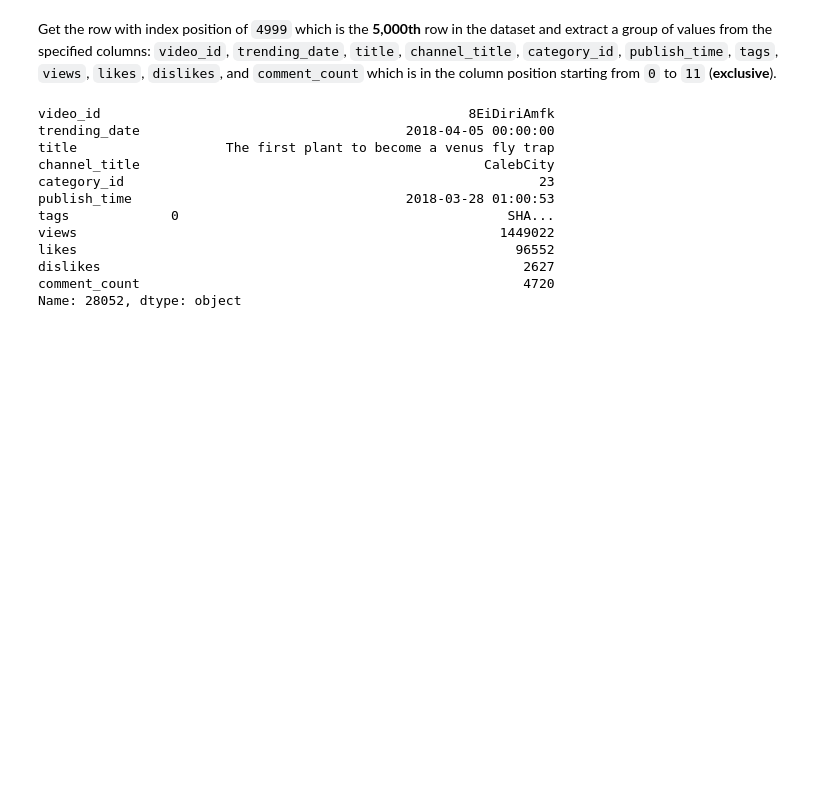
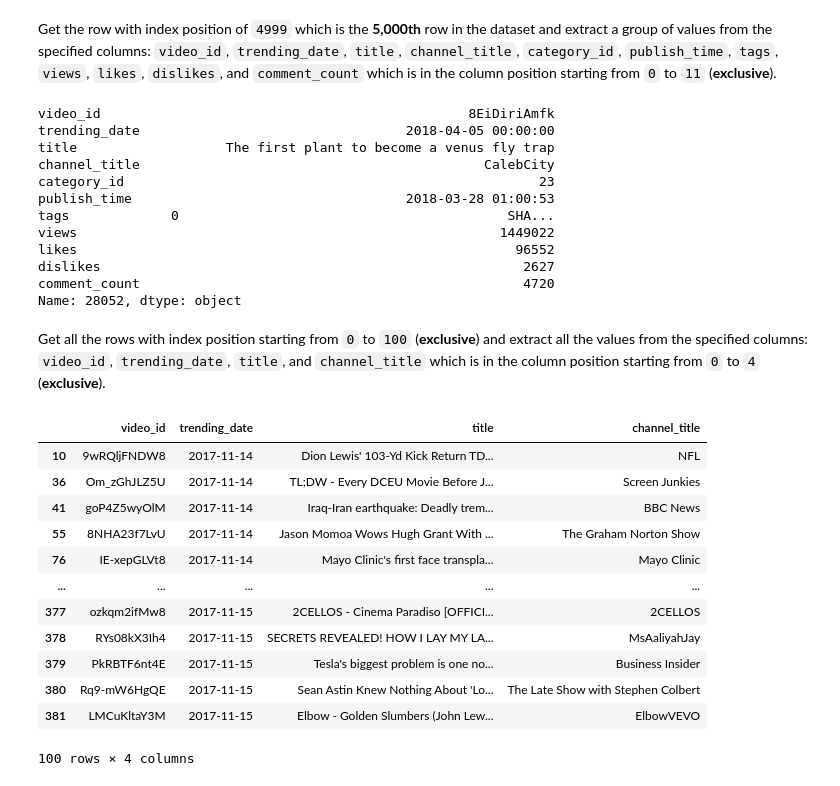
Before and after one commit to christiane-bacani/applied-data-science, a Jupyter notebook: mini-projects/pandas_loc-iloc/notebooks/pandas_loc-iloc.ipynb, the cells around one changed output. Drawn from its saved outputs; the diff is of its cells as text; code cells hidden in the pictures; blank space fills up the shorter version.

```diff
--- a/mini-projects/pandas_loc-iloc/notebooks/pandas_loc-iloc.ipynb
+++ b/mini-projects/pandas_loc-iloc/notebooks/pandas_loc-iloc.ipynb
@@ -549,3 +549,21 @@ likes                                                        96552
 dislikes                                                      2627
 comment_count                                                 4720
 Name: 28052, dtype: object
+# %% [markdown]
+Get all the rows with index position starting from `0` to `100` (**exclusive**) and extract all the values from the specified columns: `video_id`, `trending_date`, `title`, and `channel_title` which is in the column position starting from `0` to `4` (**exclusive**).
+# %%
+USvideos.iloc[0:100, 0:4]
+# %% [output]
+|  | video_id | trending_date | title | channel_title |
+| 10 | 9wRQljFNDW8 | 2017-11-14 | Dion Lewis' 103-Yd Kick Return TD... | NFL |
+| 36 | Om_zGhJLZ5U | 2017-11-14 | TL;DW - Every DCEU Movie Before J... | Screen Junkies |
+| 41 | goP4Z5wyOlM | 2017-11-14 | Iraq-Iran earthquake: Deadly trem... | BBC News |
+| 55 | 8NHA23f7LvU | 2017-11-14 | Jason Momoa Wows Hugh Grant With ... | The Graham Norton Show |
+| 76 | IE-xepGLVt8 | 2017-11-14 | Mayo Clinic's first face transpla... | Mayo Clinic |
+| ... | ... | ... | ... | ... |
+| 377 | ozkqm2ifMw8 | 2017-11-15 | 2CELLOS - Cinema Paradiso [OFFICI... | 2CELLOS |
+| 378 | RYs08kX3Ih4 | 2017-11-15 | SECRETS REVEALED! HOW I LAY MY LA... | MsAaliyahJay |
+| 379 | PkRBTF6nt4E | 2017-11-15 | Tesla's biggest problem is one no... | Business Insider |
+| 380 | Rq9-mW6HgQE | 2017-11-15 | Sean Astin Knew Nothing About 'Lo... | The Late Show with Stephen Colbert |
+| 381 | LMCuKltaY3M | 2017-11-15 | Elbow - Golden Slumbers (John Lew... | ElbowVEVO |
+100 rows × 4 columns
```
Also changed, not shown: parts of 9 cells of this notebook.
